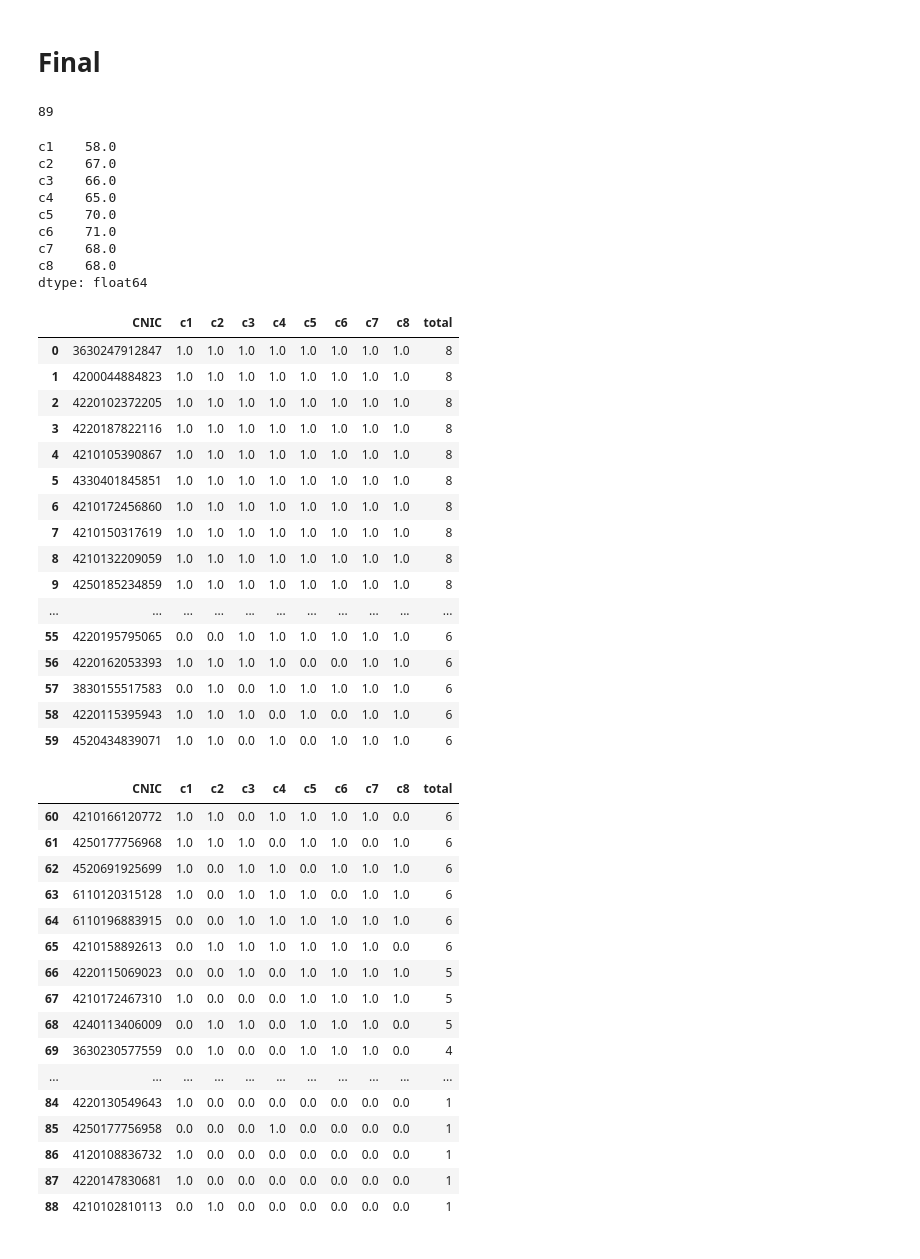
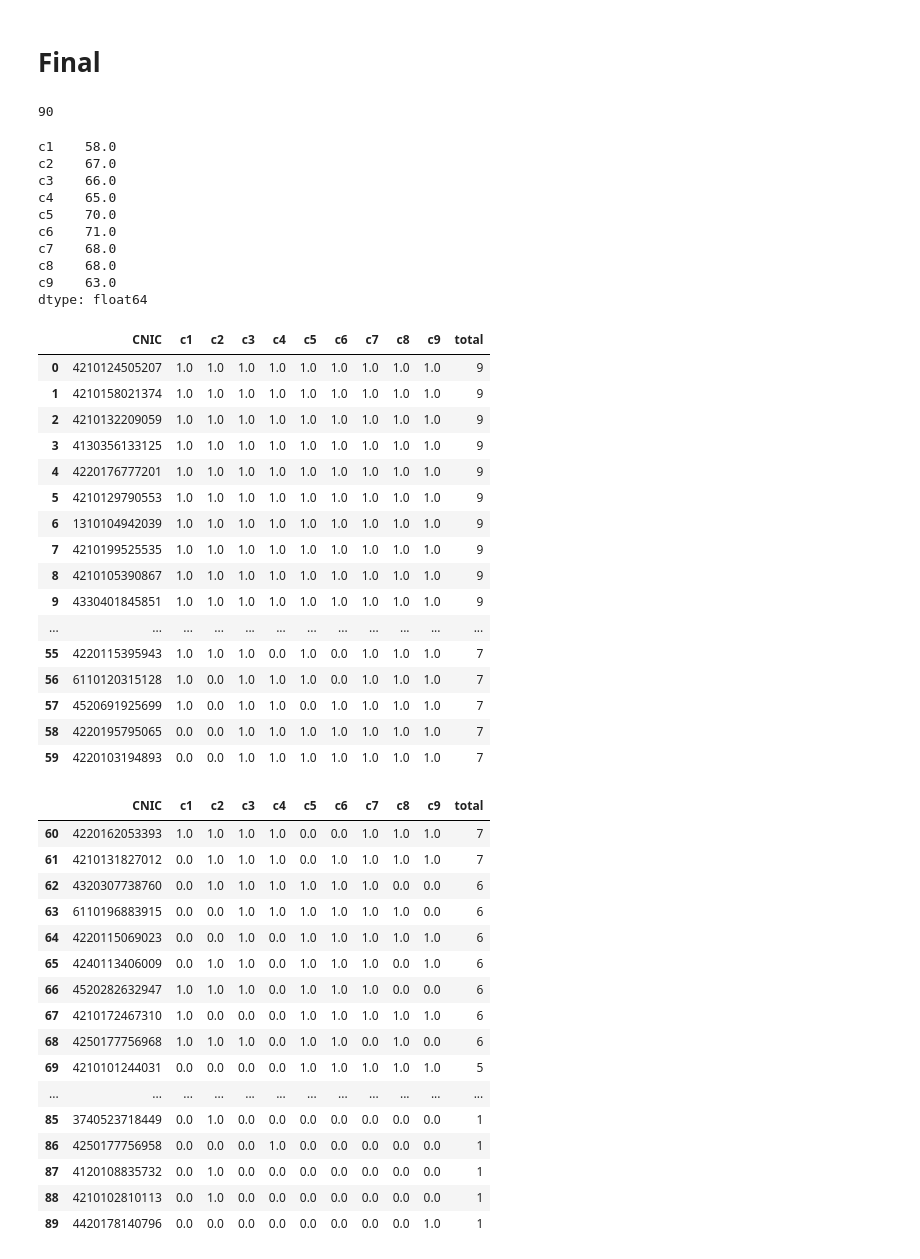
Before and after one commit to EnggQasim/NED-batch4-Python, a Jupyter notebook: attendance.ipynb, the cells around one changed output. Cells and saved outputs as stored; diff of their text form; code cells hidden in the pictures.

```diff
--- a/attendance.ipynb
+++ b/attendance.ipynb
@@ -1750,65 +1928,68 @@ df = df1.merge(df2,on='CNIC', how='outer').fillna(0).merge(
 ).fillna(0).merge(
 df4, on="CNIC", how='outer'
 ).fillna(0).merge(
 df5, on="CNIC", how='outer'
 ).fillna(0).merge(
 df6, on="CNIC", how='outer'
 ).fillna(0).merge(
 df7, on="CNIC", how='outer'
 ).fillna(0).merge(
 df8, on="CNIC", how='outer'
+).fillna(0).merge(
+df9, on="CNIC", how='outer'
 ).fillna(0)
 
 
 df['total'] = df.iloc[:,1:].astype(int).sum(axis=1)
 df.sort_values(by="total", inplace=True, ascending=False)
 df.reset_index(drop=True,inplace=True)
 print(len(df))
 display(df.iloc[:,1:-1].sum(axis=0))
 display(df.head(60))
 display(df.iloc[60:,:])
 # %% [output]
-89
+90
 c1    58.0
 c2    67.0
 c3    66.0
 c4    65.0
 c5    70.0
 c6    71.0
 c7    68.0
 c8    68.0
+c9    63.0
 dtype: float64
-|  | CNIC | c1 | c2 | c3 | c4 | c5 | c6 | c7 | c8 | total |
-| 0 | 3630247912847 | 1.0 | 1.0 | 1.0 | 1.0 | 1.0 | 1.0 | 1.0 | 1.0 | 8 |
-| 1 | 4200044884823 | 1.0 | 1.0 | 1.0 | 1.0 | 1.0 | 1.0 | 1.0 | 1.0 | 8 |
-| 2 | 4220102372205 | 1.0 | 1.0 | 1.0 | 1.0 | 1.0 | 1.0 | 1.0 | 1.0 | 8 |
-| 3 | 4220187822116 | 1.0 | 1.0 | 1.0 | 1.0 | 1.0 | 1.0 | 1.0 | 1.0 | 8 |
-| 4 | 4210105390867 | 1.0 | 1.0 | 1.0 | 1.0 | 1.0 | 1.0 | 1.0 | 1.0 | 8 |
-| 5 | 4330401845851 | 1.0 | 1.0 | 1.0 | 1.0 | 1.0 | 1.0 | 1.0 | 1.0 | 8 |
-| 6 | 4210172456860 | 1.0 | 1.0 | 1.0 | 1.0 | 1.0 | 1.0 | 1.0 | 1.0 | 8 |
-| 7 | 4210150317619 | 1.0 | 1.0 | 1.0 | 1.0 | 1.0 | 1.0 | 1.0 | 1.0 | 8 |
-| 8 | 4210132209059 | 1.0 | 1.0 | 1.0 | 1.0 | 1.0 | 1.0 | 1.0 | 1.0 | 8 |
-| 9 | 4250185234859 | 1.0 | 1.0 | 1.0 | 1.0 | 1.0 | 1.0 | 1.0 | 1.0 | 8 |
-| ... | ... | ... | ... | ... | ... | ... | ... | ... | ... | ... |
-| 55 | 4220195795065 | 0.0 | 0.0 | 1.0 | 1.0 | 1.0 | 1.0 | 1.0 | 1.0 | 6 |
-| 56 | 4220162053393 | 1.0 | 1.0 | 1.0 | 1.0 | 0.0 | 0.0 | 1.0 | 1.0 | 6 |
-| 57 | 3830155517583 | 0.0 | 1.0 | 0.0 | 1.0 | 1.0 | 1.0 | 1.0 | 1.0 | 6 |
-| 58 | 4220115395943 | 1.0 | 1.0 | 1.0 | 0.0 | 1.0 | 0.0 | 1.0 | 1.0 | 6 |
-| 59 | 4520434839071 | 1.0 | 1.0 | 0.0 | 1.0 | 0.0 | 1.0 | 1.0 | 1.0 | 6 |
+|  | CNIC | c1 | c2 | c3 | c4 | c5 | c6 | c7 | c8 | c9 | total |
+| 0 | 4210124505207 | 1.0 | 1.0 | 1.0 | 1.0 | 1.0 | 1.0 | 1.0 | 1.0 | 1.0 | 9 |
+| 1 | 4210158021374 | 1.0 | 1.0 | 1.0 | 1.0 | 1.0 | 1.0 | 1.0 | 1.0 | 1.0 | 9 |
+| 2 | 4210132209059 | 1.0 | 1.0 | 1.0 | 1.0 | 1.0 | 1.0 | 1.0 | 1.0 | 1.0 | 9 |
+| 3 | 4130356133125 | 1.0 | 1.0 | 1.0 | 1.0 | 1.0 | 1.0 | 1.0 | 1.0 | 1.0 | 9 |
+| 4 | 4220176777201 | 1.0 | 1.0 | 1.0 | 1.0 | 1.0 | 1.0 | 1.0 | 1.0 | 1.0 | 9 |
+| 5 | 4210129790553 | 1.0 | 1.0 | 1.0 | 1.0 | 1.0 | 1.0 | 1.0 | 1.0 | 1.0 | 9 |
+| 6 | 1310104942039 | 1.0 | 1.0 | 1.0 | 1.0 | 1.0 | 1.0 | 1.0 | 1.0 | 1.0 | 9 |
+| 7 | 4210199525535 | 1.0 | 1.0 | 1.0 | 1.0 | 1.0 | 1.0 | 1.0 | 1.0 | 1.0 | 9 |
+| 8 | 4210105390867 | 1.0 | 1.0 | 1.0 | 1.0 | 1.0 | 1.0 | 1.0 | 1.0 | 1.0 | 9 |
+| 9 | 4330401845851 | 1.0 | 1.0 | 1.0 | 1.0 | 1.0 | 1.0 | 1.0 | 1.0 | 1.0 | 9 |
+| ... | ... | ... | ... | ... | ... | ... | ... | ... | ... | ... | ... |
+| 55 | 4220115395943 | 1.0 | 1.0 | 1.0 | 0.0 | 1.0 | 0.0 | 1.0 | 1.0 | 1.0 | 7 |
+| 56 | 6110120315128 | 1.0 | 0.0 | 1.0 | 1.0 | 1.0 | 0.0 | 1.0 | 1.0 | 1.0 | 7 |
+| 57 | 4520691925699 | 1.0 | 0.0 | 1.0 | 1.0 | 0.0 | 1.0 | 1.0 | 1.0 | 1.0 | 7 |
+| 58 | 4220195795065 | 0.0 | 0.0 | 1.0 | 1.0 | 1.0 | 1.0 | 1.0 | 1.0 | 1.0 | 7 |
+| 59 | 4220103194893 | 0.0 | 0.0 | 1.0 | 1.0 | 1.0 | 1.0 | 1.0 | 1.0 | 1.0 | 7 |
-|  | CNIC | c1 | c2 | c3 | c4 | c5 | c6 | c7 | c8 | total |
-| 60 | 4210166120772 | 1.0 | 1.0 | 0.0 | 1.0 | 1.0 | 1.0 | 1.0 | 0.0 | 6 |
-| 61 | 4250177756968 | 1.0 | 1.0 | 1.0 | 0.0 | 1.0 | 1.0 | 0.0 | 1.0 | 6 |
-| 62 | 4520691925699 | 1.0 | 0.0 | 1.0 | 1.0 | 0.0 | 1.0 | 1.0 | 1.0 | 6 |
-| 63 | 6110120315128 | 1.0 | 0.0 | 1.0 | 1.0 | 1.0 | 0.0 | 1.0 | 1.0 | 6 |
-| 64 | 6110196883915 | 0.0 | 0.0 | 1.0 | 1.0 | 1.0 | 1.0 | 1.0 | 1.0 | 6 |
-| 65 | 4210158892613 | 0.0 | 1.0 | 1.0 | 1.0 | 1.0 | 1.0 | 1.0 | 0.0 | 6 |
-| 66 | 4220115069023 | 0.0 | 0.0 | 1.0 | 0.0 | 1.0 | 1.0 | 1.0 | 1.0 | 5 |
-| 67 | 4210172467310 | 1.0 | 0.0 | 0.0 | 0.0 | 1.0 | 1.0 | 1.0 | 1.0 | 5 |
-| 68 | 4240113406009 | 0.0 | 1.0 | 1.0 | 0.0 | 1.0 | 1.0 | 1.0 | 0.0 | 5 |
-| 69 | 3630230577559 | 0.0 | 1.0 | 0.0 | 0.0 | 1.0 | 1.0 | 1.0 | 0.0 | 4 |
-| ... | ... | ... | ... | ... | ... | ... | ... | ... | ... | ... |
-| 84 | 4220130549643 | 1.0 | 0.0 | 0.0 | 0.0 | 0.0 | 0.0 | 0.0 | 0.0 | 1 |
-| 85 | 4250177756958 | 0.0 | 0.0 | 0.0 | 1.0 | 0.0 | 0.0 | 0.0 | 0.0 | 1 |
-| 86 | 4120108836732 | 1.0 | 0.0 | 0.0 | 0.0 | 0.0 | 0.0 | 0.0 | 0.0 | 1 |
-| 87 | 4220147830681 | 1.0 | 0.0 | 0.0 | 0.0 | 0.0 | 0.0 | 0.0 | 0.0 | 1 |
-| 88 | 4210102810113 | 0.0 | 1.0 | 0.0 | 0.0 | 0.0 | 0.0 | 0.0 | 0.0 | 1 |
+|  | CNIC | c1 | c2 | c3 | c4 | c5 | c6 | c7 | c8 | c9 | total |
+| 60 | 4220162053393 | 1.0 | 1.0 | 1.0 | 1.0 | 0.0 | 0.0 | 1.0 | 1.0 | 1.0 | 7 |
+| 61 | 4210131827012 | 0.0 | 1.0 | 1.0 | 1.0 | 0.0 | 1.0 | 1.0 | 1.0 | 1.0 | 7 |
+| 62 | 4320307738760 | 0.0 | 1.0 | 1.0 | 1.0 | 1.0 | 1.0 | 1.0 | 0.0 | 0.0 | 6 |
+| 63 | 6110196883915 | 0.0 | 0.0 | 1.0 | 1.0 | 1.0 | 1.0 | 1.0 | 1.0 | 0.0 | 6 |
+| 64 | 4220115069023 | 0.0 | 0.0 | 1.0 | 0.0 | 1.0 | 1.0 | 1.0 | 1.0 | 1.0 | 6 |
+| 65 | 4240113406009 | 0.0 | 1.0 | 1.0 | 0.0 | 1.0 | 1.0 | 1.0 | 0.0 | 1.0 | 6 |
+| 66 | 4520282632947 | 1.0 | 1.0 | 1.0 | 0.0 | 1.0 | 1.0 | 1.0 | 0.0 | 0.0 | 6 |
+| 67 | 4210172467310 | 1.0 | 0.0 | 0.0 | 0.0 | 1.0 | 1.0 | 1.0 | 1.0 | 1.0 | 6 |
+| 68 | 4250177756968 | 1.0 | 1.0 | 1.0 | 0.0 | 1.0 | 1.0 | 0.0 | 1.0 | 0.0 | 6 |
+| 69 | 4210101244031 | 0.0 | 0.0 | 0.0 | 0.0 | 1.0 | 1.0 | 1.0 | 1.0 | 1.0 | 5 |
+| ... | ... | ... | ... | ... | ... | ... | ... | ... | ... | ... | ... |
+| 85 | 3740523718449 | 0.0 | 1.0 | 0.0 | 0.0 | 0.0 | 0.0 | 0.0 | 0.0 | 0.0 | 1 |
+| 86 | 4250177756958 | 0.0 | 0.0 | 0.0 | 1.0 | 0.0 | 0.0 | 0.0 | 0.0 | 0.0 | 1 |
+| 87 | 4120108835732 | 0.0 | 1.0 | 0.0 | 0.0 | 0.0 | 0.0 | 0.0 | 0.0 | 0.0 | 1 |
+| 88 | 4210102810113 | 0.0 | 1.0 | 0.0 | 0.0 | 0.0 | 0.0 | 0.0 | 0.0 | 0.0 | 1 |
+| 89 | 4420178140796 | 0.0 | 0.0 | 0.0 | 0.0 | 0.0 | 0.0 | 0.0 | 0.0 | 1.0 | 1 |
```
Also changed, not shown: parts of 9 cells of this notebook, 1 other file.
